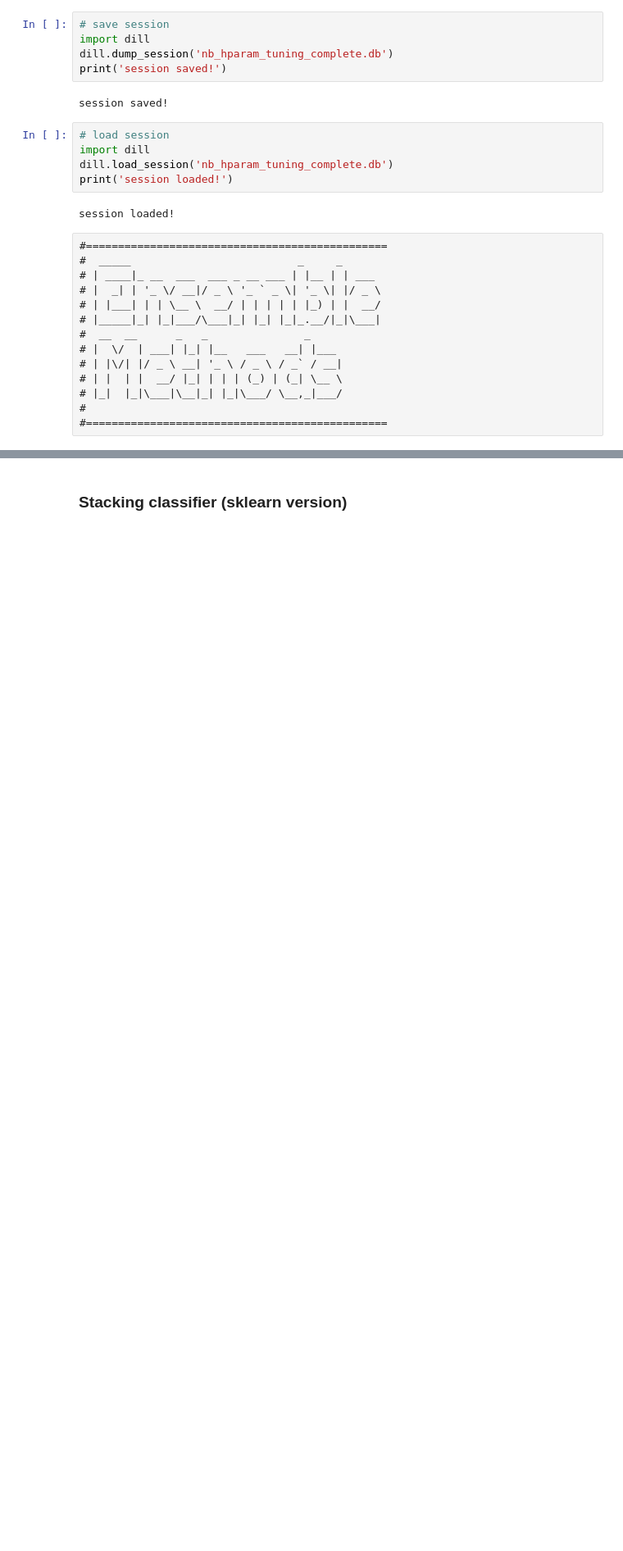
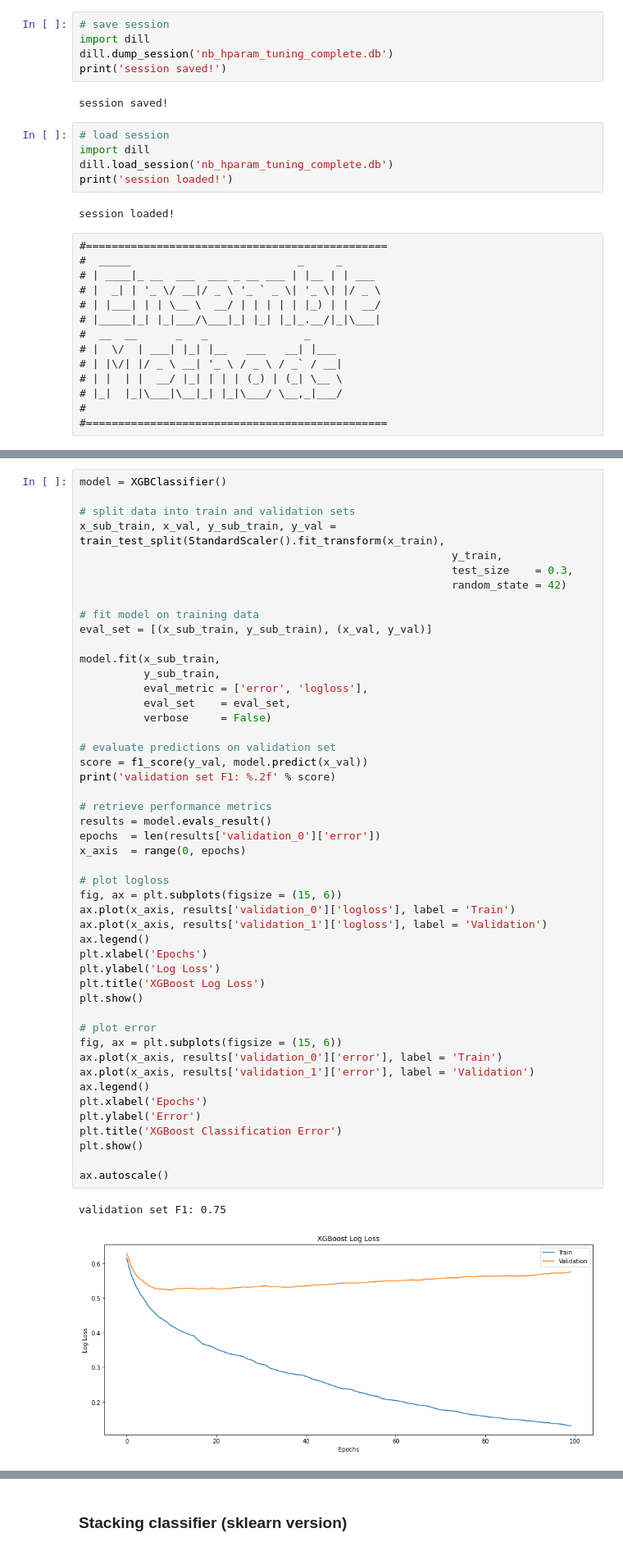
Before and after one commit to clairebrekken/CourseProject, a Jupyter notebook: jx_dev/dev.ipynb, the cells around one changed output, grey strips where cells are left out. Shown: that part at 82% size. Drawn from its saved outputs; the diff is of its cells as text; blank space fills up the shorter version.

Commit message:
learning curve and early stopping exploration

```diff
--- a/jx_dev/dev.ipynb
+++ b/jx_dev/dev.ipynb
@@ -925,0 +930,51 @@ session loaded!
+# %%
+model = XGBClassifier()
+
+# split data into train and validation sets
+x_sub_train, x_val, y_sub_train, y_val = train_test_split(StandardScaler().fit_transform(x_train),
+                                                          y_train,
+                                                          test_size    = 0.3,
+                                                          random_state = 42)
+
+# fit model on training data
+eval_set = [(x_sub_train, y_sub_train), (x_val, y_val)]
+
+model.fit(x_sub_train,
+          y_sub_train,
+          eval_metric = ['error', 'logloss'],
+          eval_set    = eval_set,
+          verbose     = False)
+
+# evaluate predictions on validation set
+score = f1_score(y_val, model.predict(x_val))
+print('validation set F1: %.2f' % score)
+
+# retrieve performance metrics
+results = model.evals_result()
+epochs  = len(results['validation_0']['error'])
+x_axis  = range(0, epochs)
+
+# plot logloss
+fig, ax = plt.subplots(figsize = (15, 6))
+ax.plot(x_axis, results['validation_0']['logloss'], label = 'Train')
+ax.plot(x_axis, results['validation_1']['logloss'], label = 'Validation')
+ax.legend()
+plt.xlabel('Epochs')
+plt.ylabel('Log Loss')
+plt.title('XGBoost Log Loss')
+plt.show()
+
+# plot error
+fig, ax = plt.subplots(figsize = (15, 6))
+ax.plot(x_axis, results['validation_0']['error'], label = 'Train')
+ax.plot(x_axis, results['validation_1']['error'], label = 'Validation')
+ax.legend()
+plt.xlabel('Epochs')
+plt.ylabel('Error')
+plt.title('XGBoost Classification Error')
+plt.show()
+
+ax.autoscale()
+# %% [output]
+validation set F1: 0.75
+[figure, added]
```
Also changed, not shown: parts of 7 cells of this notebook, 2 other files.
